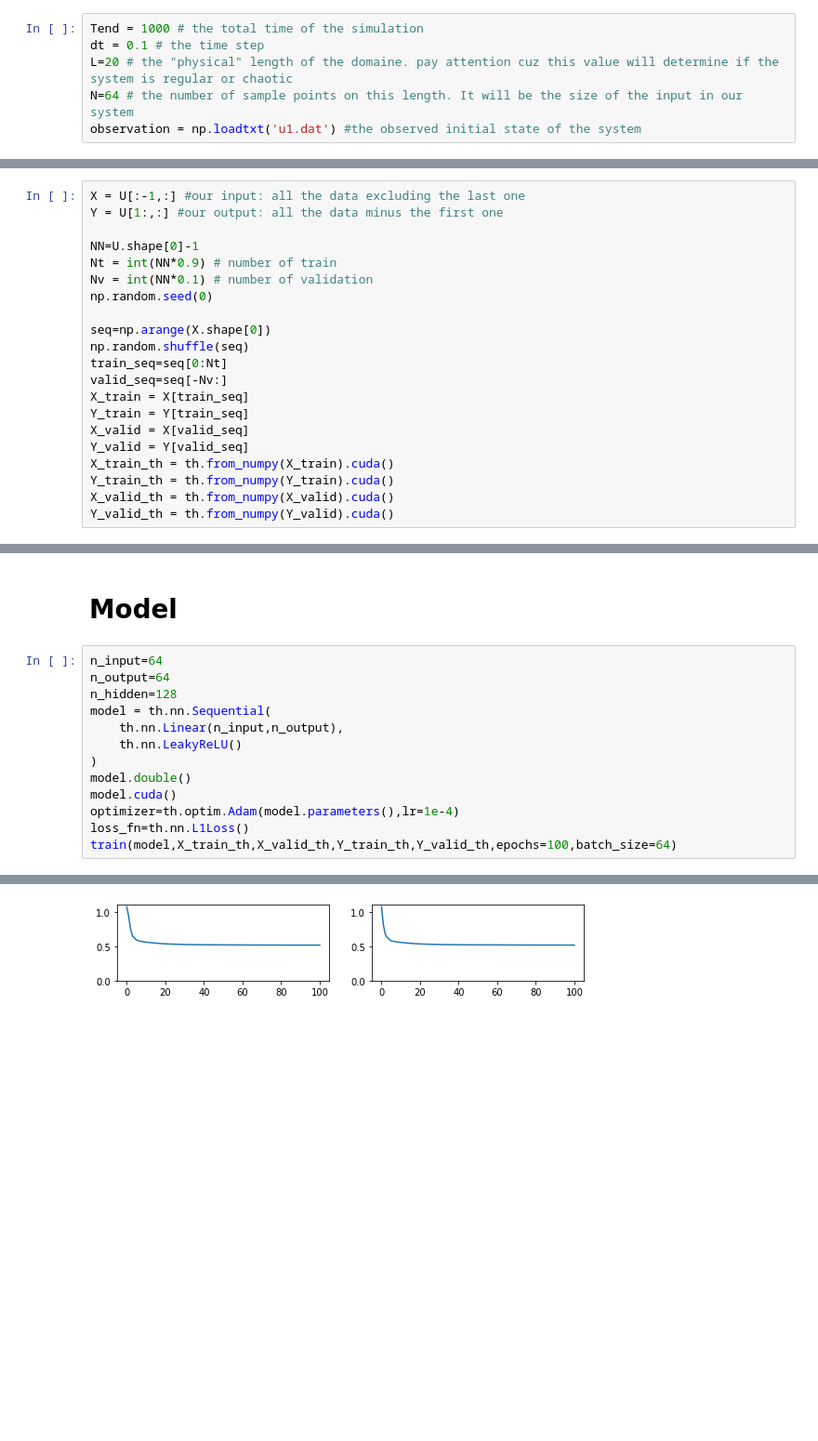
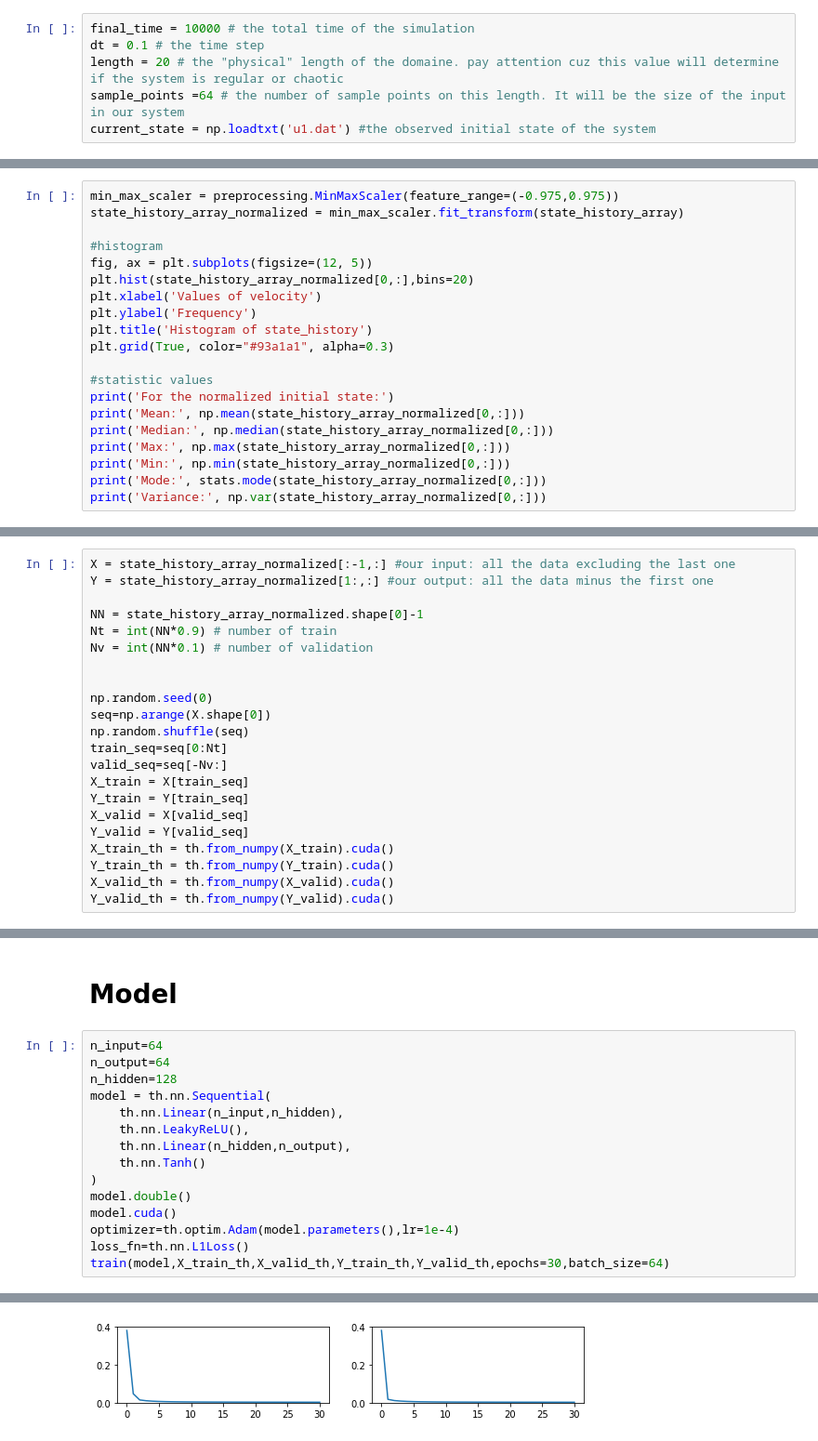
Before and after one commit to calladogt/Deep-learning-to-the-modeling-of-chaotic-dynamics-systems, a Jupyter notebook: Simulators/ks-simulator/KS-modelFF.ipynb, the cells around one changed output, grey strips where cells are left out. Shown at 93% size. Cells and saved outputs as stored; diff of their text form; blank space fills up the shorter version.

Commit message:
exploration data+normalizing+othermodel

```diff
--- a/Simulators/ks-simulator/KS-modelFF.ipynb
+++ b/Simulators/ks-simulator/KS-modelFF.ipynb
@@ -18,8 +20,8 @@ import matplotlib.pyplot as plt
 
 First, let's set the parameters of the simulation:
 # %%
-Tend = 1000 # the total time of the simulation
+final_time = 10000 # the total time of the simulation
 dt = 0.1 # the time step
-L=20 # the "physical" length of the domaine. pay attention cuz this value will determine if the system is regular or chaotic
-N=64 # the number of sample points on this length. It will be the size of the input in our system
-observation = np.loadtxt('u1.dat') #the observed initial state of the system
+length = 20 # the "physical" length of the domaine. pay attention cuz this value will determine if the system is regular or chaotic
+sample_points =64 # the number of sample points on this length. It will be the size of the input in our system
+current_state = np.loadtxt('u1.dat') #the observed initial state of the system
@@ -47,0 +179,20 @@ The final time: 1000.0
+# %%
+min_max_scaler = preprocessing.MinMaxScaler(feature_range=(-0.975,0.975))
+state_history_array_normalized = min_max_scaler.fit_transform(state_history_array)
+
+#histogram
+fig, ax = plt.subplots(figsize=(12, 5))
+plt.hist(state_history_array_normalized[0,:],bins=20)
+plt.xlabel('Values of velocity')
+plt.ylabel('Frequency')
+plt.title('Histogram of state_history')
+plt.grid(True, color="#93a1a1", alpha=0.3)
+
+#statistic values
+print('For the normalized initial state:')
+print('Mean:', np.mean(state_history_array_normalized[0,:]))
+print('Median:', np.median(state_history_array_normalized[0,:]))
+print('Max:', np.max(state_history_array_normalized[0,:]))
+print('Min:', np.min(state_history_array_normalized[0,:]))
+print('Mode:', stats.mode(state_history_array_normalized[0,:]))
+print('Variance:', np.var(state_history_array_normalized[0,:]))
@@ -48,14 +208,15 @@ The final time: 1000.0
 # %% [markdown]
 Separating the data into training and test sets:
 # %%
-X = U[:-1,:] #our input: all the data excluding the last one
-Y = U[1:,:] #our output: all the data minus the first one
+X = state_history_array_normalized[:-1,:] #our input: all the data excluding the last one
+Y = state_history_array_normalized[1:,:] #our output: all the data minus the first one
 
-NN=U.shape[0]-1
+NN = state_history_array_normalized.shape[0]-1
 Nt = int(NN*0.9) # number of train
 Nv = int(NN*0.1) # number of validation
+
+
 np.random.seed(0)
-
 seq=np.arange(X.shape[0])
 np.random.shuffle(seq)
 train_seq=seq[0:Nt]
@@ -149,13 +306,15 @@ n_input=64
 n_output=64
 n_hidden=128
 model = th.nn.Sequential(
-    th.nn.Linear(n_input,n_output),
-    th.nn.LeakyReLU()
+    th.nn.Linear(n_input,n_hidden),
+    th.nn.LeakyReLU(),
+    th.nn.Linear(n_hidden,n_output),
+    th.nn.Tanh()
 )
 model.double()
 model.cuda()
 optimizer=th.optim.Adam(model.parameters(),lr=1e-4)
 loss_fn=th.nn.L1Loss()
-train(model,X_train_th,X_valid_th,Y_train_th,Y_valid_th,epochs=100,batch_size=64)
+train(model,X_train_th,X_valid_th,Y_train_th,Y_valid_th,epochs=30,batch_size=64)
 # %% [output]
 Epoch   Train Loss      Valid Loss
@@ -178 +337 @@ Execution time=14.36s
-[figure, old version]
+[figure, new version]
```
Also changed, not shown: parts of 15 cells of this notebook.
